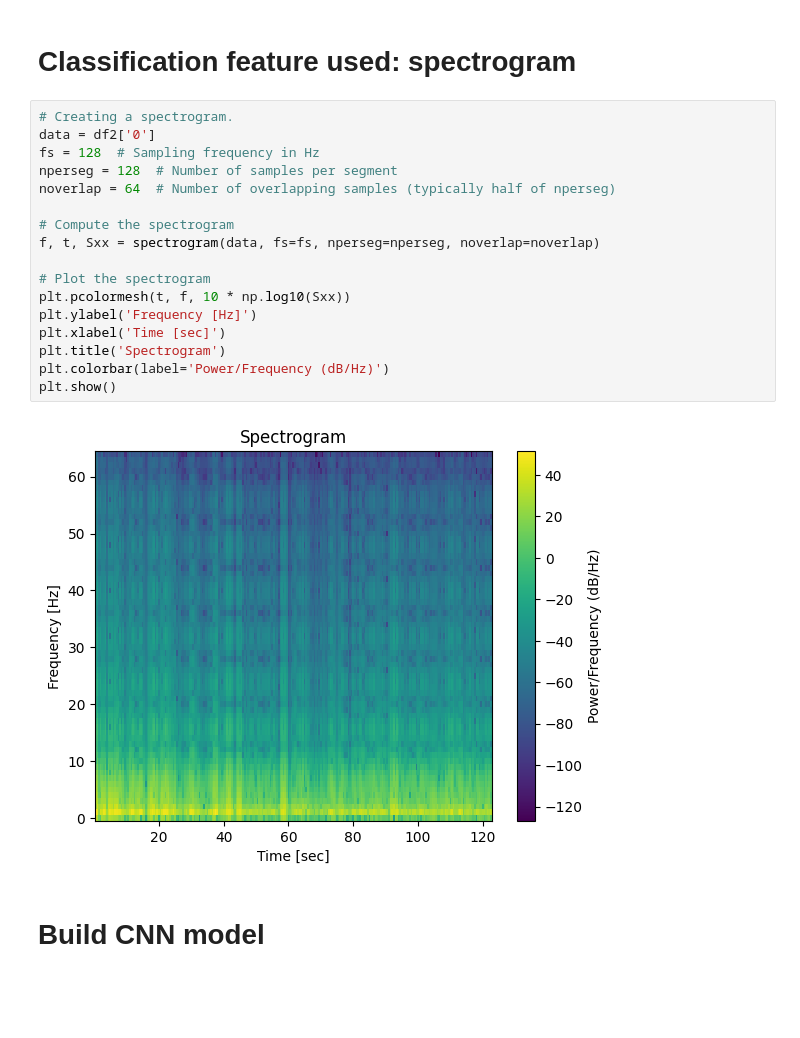
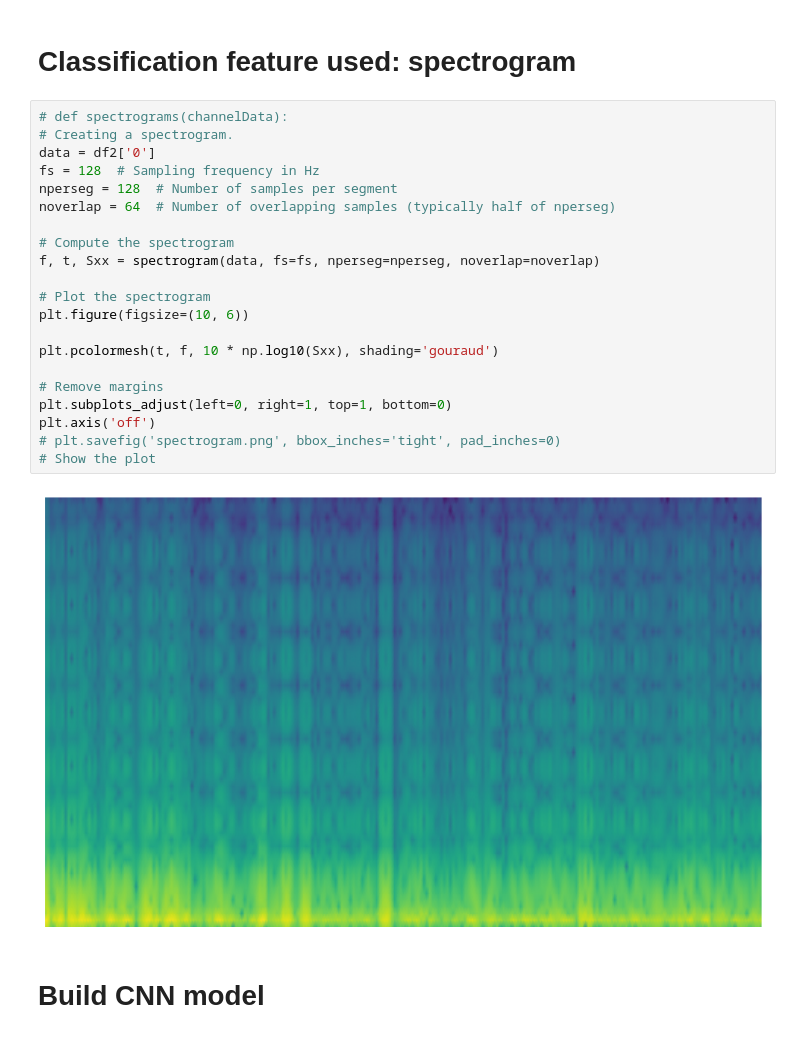
Before and after one commit to Bishara10/EEG-Classification, a Jupyter notebook: EEG_Classification.ipynb, the cells around one changed output. Drawn from its saved outputs; the diff is of its cells as text; blank space fills up the shorter version.

```diff
--- a/EEG_Classification.ipynb
+++ b/EEG_Classification.ipynb
@@ -105,24 +115,28 @@ df2['0'].plot(ax = axes[1])
 # %% [markdown]
 # Classification feature used: spectrogram
 # %%
+# def spectrograms(channelData):
 # Creating a spectrogram.
 data = df2['0']
 fs = 128  # Sampling frequency in Hz
 nperseg = 128  # Number of samples per segment
 noverlap = 64  # Number of overlapping samples (typically half of nperseg)
 
 # Compute the spectrogram
 f, t, Sxx = spectrogram(data, fs=fs, nperseg=nperseg, noverlap=noverlap)
 
 # Plot the spectrogram
-plt.pcolormesh(t, f, 10 * np.log10(Sxx))
-plt.ylabel('Frequency [Hz]')
-plt.xlabel('Time [sec]')
-plt.title('Spectrogram')
-plt.colorbar(label='Power/Frequency (dB/Hz)')
-plt.show()
+plt.figure(figsize=(10, 6))
+
+plt.pcolormesh(t, f, 10 * np.log10(Sxx), shading='gouraud')
+
+# Remove margins
+plt.subplots_adjust(left=0, right=1, top=1, bottom=0)
+plt.axis('off')
+# plt.savefig('spectrogram.png', bbox_inches='tight', pad_inches=0)
+# Show the plot
 # %% [output]
-[figure, old version]
+[figure, new version]
 # %% [markdown]
 # Build CNN model
 # %% [markdown]
```
Also changed, not shown: parts of 4 cells of this notebook.
